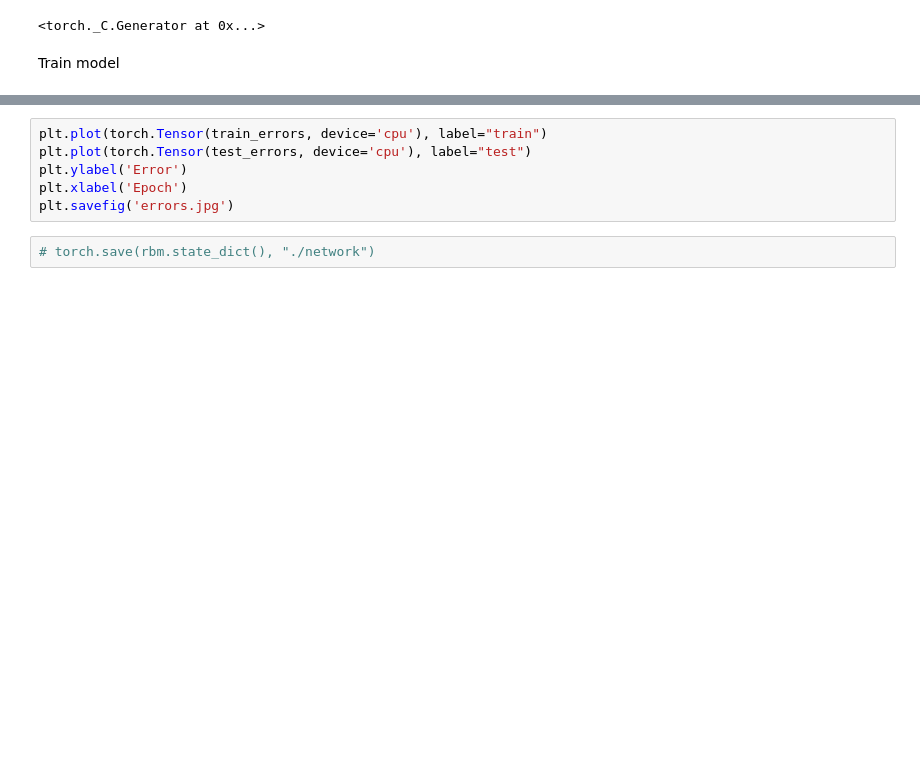
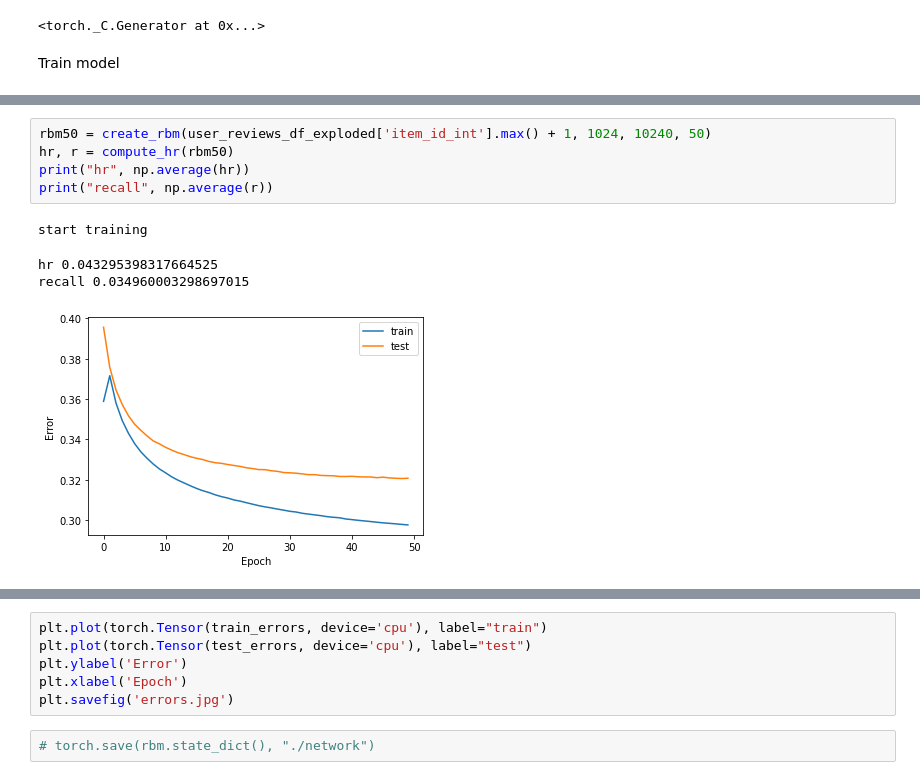
Before and after one commit to jdepreter/ai-project, a Jupyter notebook: rbm_notebook.ipynb, the cells around one changed output, grey strips where cells are left out. Saved outputs shown, nothing was run; the diff lists cells and outputs as text; blank space fills up the shorter version.

```diff
--- a/rbm_notebook.ipynb
+++ b/rbm_notebook.ipynb
@@ -453,0 +612,10 @@ recall 0.13985710796287248
+# %%
+rbm50 = create_rbm(user_reviews_df_exploded['item_id_int'].max() + 1, 1024, 10240, 50)
+hr, r = compute_hr(rbm50)
+print("hr", np.average(hr))
+print("recall", np.average(r))
+# %% [output]
+start training
+hr 0.043295398317664525
+recall 0.034960003298697015
+[figure, added]
```
Also changed, not shown: parts of 21 cells of this notebook.
